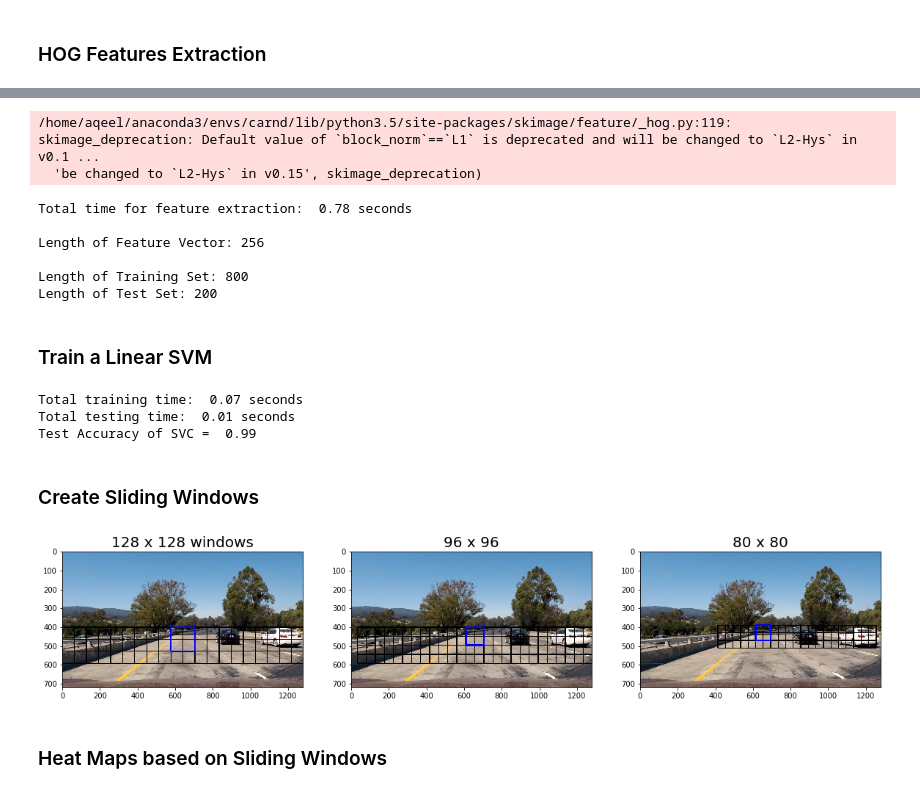
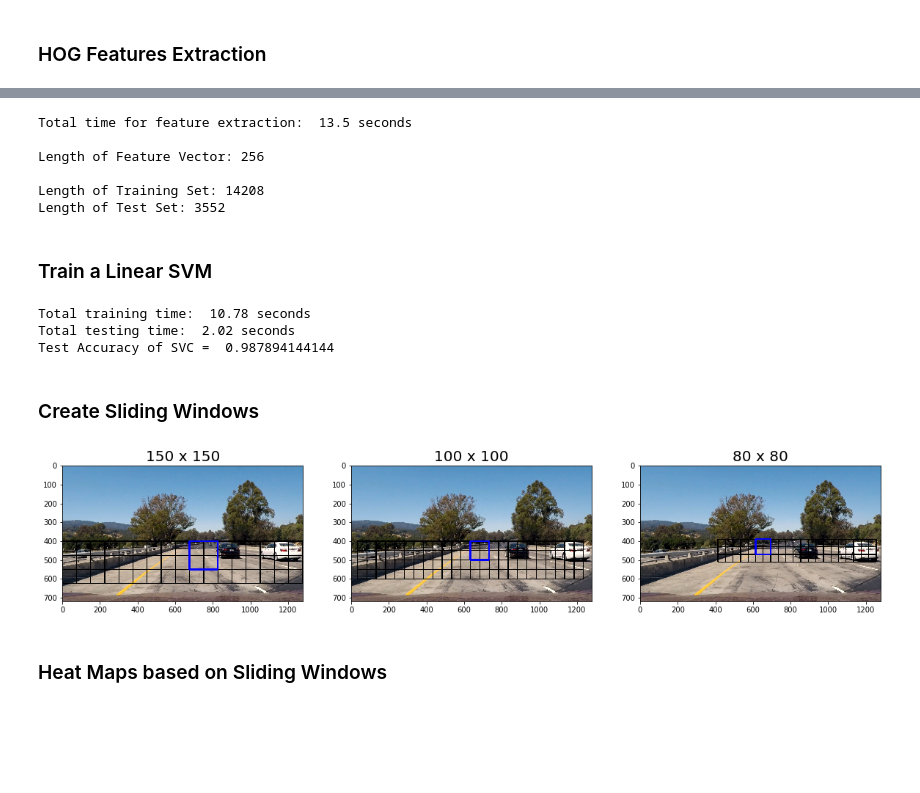
Before and after one commit to aaliani/CarND-Vehicle-Detection-P5, a Jupyter notebook: CarND-Vehicle-Detection.ipynb, the cells around one changed output, grey strips where cells are left out. Drawn from its saved outputs; the diff is of its cells as text; code cells hidden in the pictures; blank space fills up the shorter version.

```diff
--- a/CarND-Vehicle-Detection.ipynb
+++ b/CarND-Vehicle-Detection.ipynb
@@ -35,12 +35,12 @@ non_car_paths = glob.glob('data/non-vehicles/**/*.png', recursive=True)
 
 # load car images into
 car_imgs = []
-for path in car_paths[:500]:
+for path in car_paths:
     car_imgs.append(mpimg.imread(path))
 
 # load non car images
 non_car_imgs = []
-for path in non_car_paths[:500]:
+for path in non_car_paths:
     non_car_imgs.append (mpimg.imread(path))
 
 # print data set summary
@@ -211,14 +209,12 @@ print()
 print('Length of Training Set:', len(X_train))
 print('Length of Test Set:', len(X_test))
 # %% [output]
-/home/aqeel/anaconda3/envs/carnd/lib/python3.5/site-packages/skimage/feature/_hog.py:119: skimage_deprecation: Default value of `block_norm`==`L1` is deprecated and will be changed to `L2-Hys` in v0.1 ...
-  'be changed to `L2-Hys` in v0.15', skimage_deprecation)
+Total time for feature extraction:  13.5 seconds
+
+Length of Feature Vector: 256
+
+Length of Training Set: 14208
+Length of Test Set: 3552
-Total time for feature extraction:  0.78 seconds
-
-Length of Feature Vector: 256
-
-Length of Training Set: 800
-Length of Test Set: 200
 # %% [markdown]
 ### Train a Linear SVM
 # %%
@@ -240,9 +236,9 @@ accuracy = svc.score(X_test, y_test)
 print("Total testing time: ", round(time.time() - st, 2), 'seconds')
 print('Test Accuracy of SVC = ', accuracy)
 # %% [output]
-Total training time:  0.07 seconds
-Total testing time:  0.01 seconds
-Test Accuracy of SVC =  0.99
+Total training time:  10.78 seconds
+Total testing time:  2.02 seconds
+Test Accuracy of SVC =  0.987894144144
 # %% [markdown]
 ### Create Sliding Windows
 # %%
@@ -255,44 +251,42 @@ sw_x_limits = [[None, None], [32, None], [412, 1280]]
 
 sw_y_limits = [[400, 640], [400, 600], [390, 540]]
 
-sw_window_size = [(128, 128), (96, 96), (80, 80)]
+sw_window_size = [(150, 150), (100, 100), (80, 80)]
 
 sw_overlap = [(0.5, 0.5),(0.5, 0.5),(0.5, 0.5)]
 
 # create sliding windows
 windows = fn.slide_window(image, x_start_stop=sw_x_limits[0], y_start_stop=sw_y_limits[0],
                     xy_window=sw_window_size[0], xy_overlap=sw_overlap[0])
 
 windows2 = fn.slide_window(image, x_start_stop=sw_x_limits[1], y_start_stop=sw_y_limits[1],
                     xy_window=sw_window_size[1], xy_overlap=sw_overlap[1])
 
 windows3 = fn.slide_window(image, x_start_stop=sw_x_limits[2], y_start_stop=sw_y_limits[2],
                     xy_window=sw_window_size[2], xy_overlap=sw_overlap[2])
 
 # show sliding windows
 sliding_windows = []
 sliding_windows.append(fn.draw_boxes(np.copy(image), windows, color=(0, 0, 0), thick=4))
 sliding_windows.append(fn.draw_boxes(np.copy(image), windows2, color=(0, 0, 0), thick=4))
 sliding_windows.append(fn.draw_boxes(np.copy(image), windows3, color=(0, 0, 0), thick=4))
 
 # drawing one of sliding windows in blue
 sliding_windows [0] = fn.draw_boxes(sliding_windows [0], [windows[9]], color=(0, 0, 255), thick=8)
 sliding_windows [1] = fn.draw_boxes(sliding_windows [1], [windows2[12]], color=(0, 0, 255), thick=8)
 sliding_windows [2] = fn.draw_boxes(sliding_windows [2], [windows3[5]], color=(0, 0, 255), thick=8)
 
-sw_titles = ['128 x 128 windows', '96 x 96', '80 x 80']
-
-# show_images_in_table (sliding_windows, (3, 1), fig_size=(20, 14), titles=sw_titles)
+sw_titles = ['150 x 150', '100 x 100' , '80 x 80']
 
 # plot the windows
 plt.figure(figsize=(20,10))
 
 for i in range(len(sliding_windows)):
     plt.subplot(1,3,i+1)
     plt.imshow(sliding_windows[i])
     plt.title(sw_titles[i], size=20)
 # %% [output]
-[figure, old version]
+[figure, new version]
 # %% [markdown]
 ### Heat Maps based on Sliding Windows
 # %%
```
Also changed, not shown: parts of 8 cells of this notebook, 8 other files.
